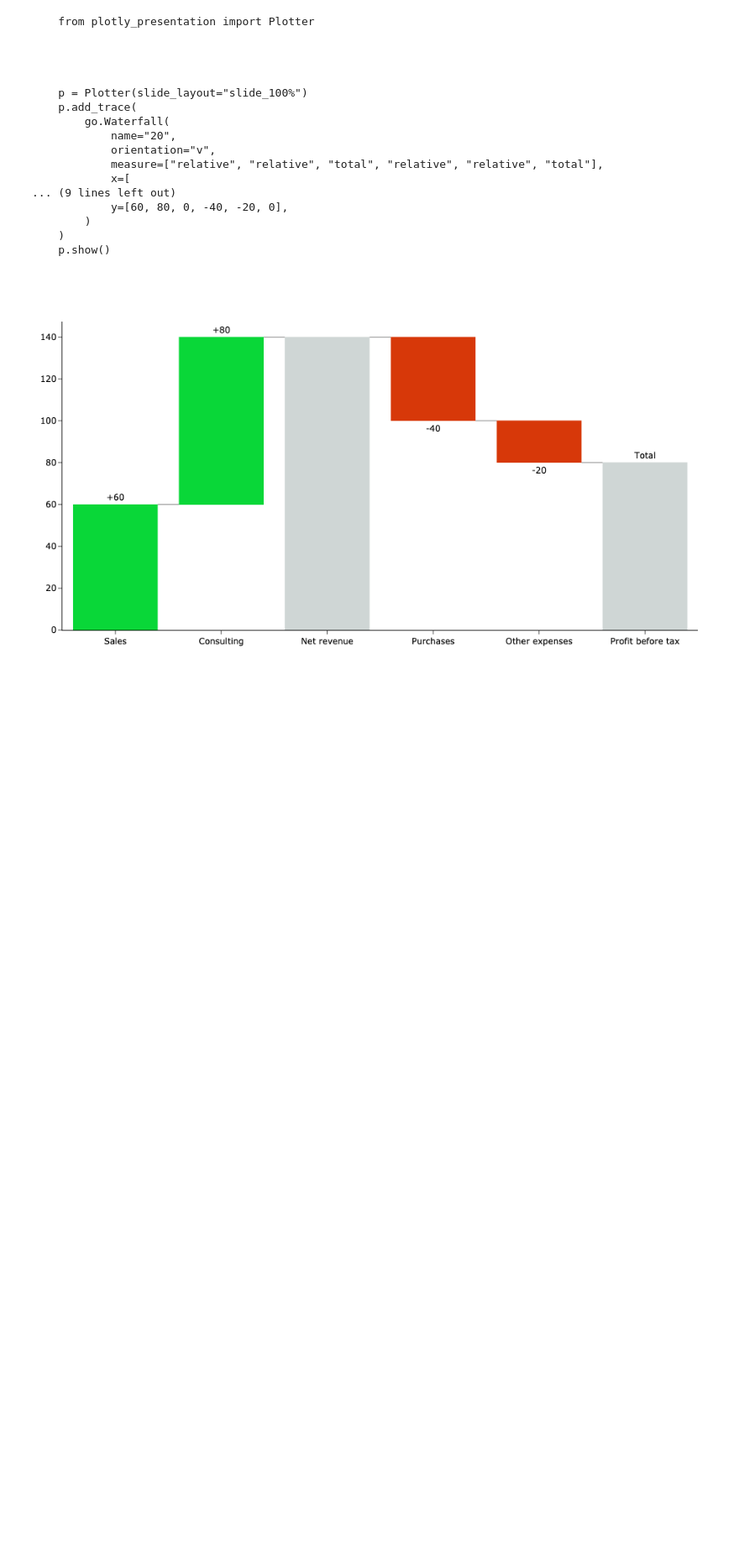
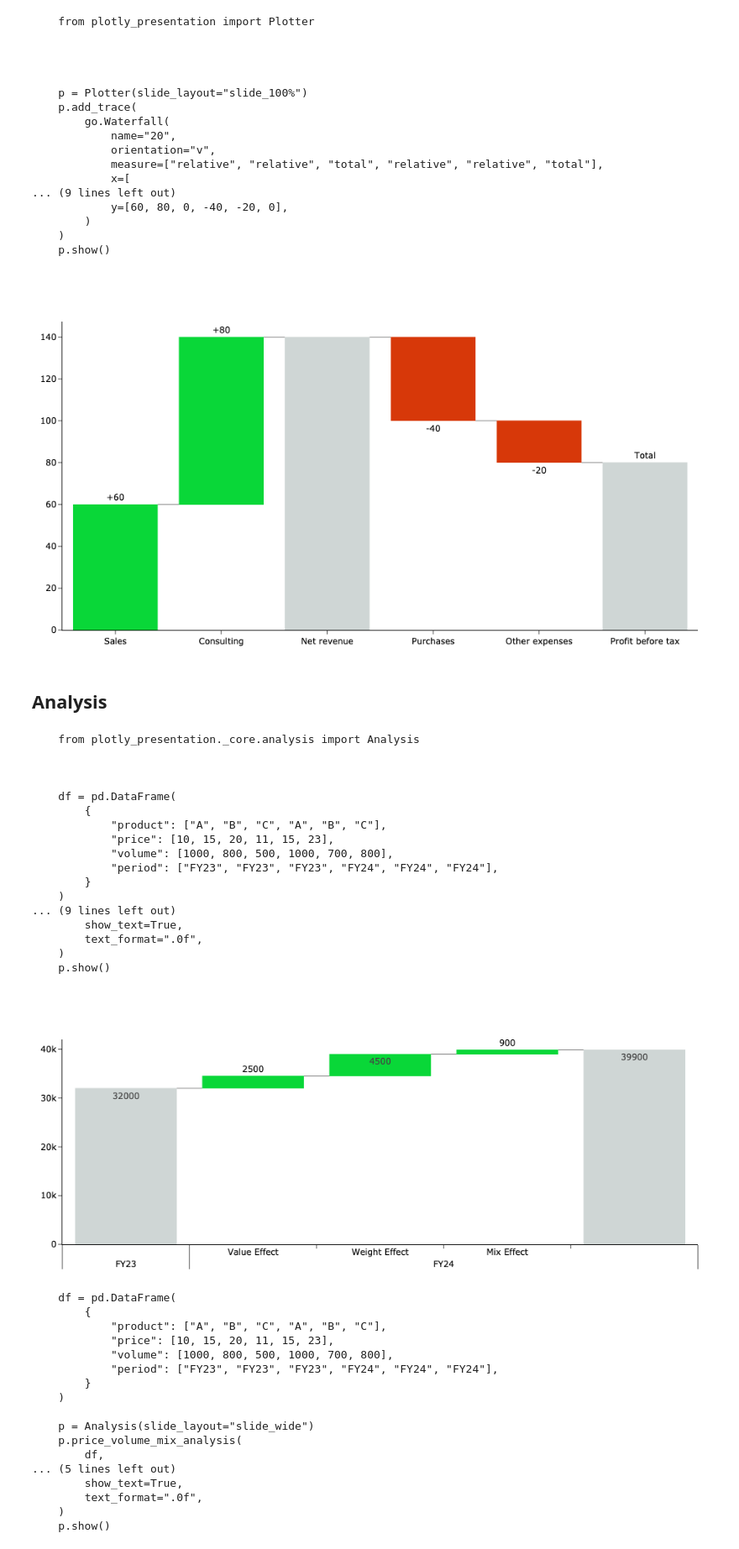
Before and after one commit to mathiasDK/plotly_presentation, a Jupyter notebook: examples/examples.ipynb, the cells around one changed output. Shown: that part at 84% size. Drawn from its saved outputs; the diff is of its cells as text; code cells hidden in the pictures; blank space fills up the shorter version.

Commit message:
Adding analysis module (#19)
Co-authored-by: Mathias Nørskov <mat@lunar.app>

```diff
--- a/examples/examples.ipynb
+++ b/examples/examples.ipynb
@@ -308,3 +308,43 @@ plotly_presentation.examples.plot_special_graphs()
     )
     p.show()
 [figure]
+# %% [markdown]
+## Analysis
+# %%
+plotly_presentation.examples.plot_analysis_graphs()
+# %% [output]
+    from plotly_presentation._core.analysis import Analysis
+
+
+
+    df = pd.DataFrame(
+        {
+            "product": ["A", "B", "C", "A", "B", "C"],
+            "price": [10, 15, 20, 11, 15, 23],
+            "volume": [1000, 800, 500, 1000, 700, 800],
+            "period": ["FY23", "FY23", "FY23", "FY24", "FY24", "FY24"],
+        }
+    )
+... (9 lines left out)
+        show_text=True,
+        text_format=".0f",
+    )
+    p.show()
+[figure, added]
+    df = pd.DataFrame(
+        {
+            "product": ["A", "B", "C", "A", "B", "C"],
+            "price": [10, 15, 20, 11, 15, 23],
+            "volume": [1000, 800, 500, 1000, 700, 800],
+            "period": ["FY23", "FY23", "FY23", "FY24", "FY24", "FY24"],
+        }
+    )
+
+    p = Analysis(slide_layout="slide_wide")
+    p.price_volume_mix_analysis(
+        df,
+... (5 lines left out)
+        show_text=True,
+        text_format=".0f",
+    )
+    p.show()
```
Also changed, not shown: parts of 1 cell of this notebook, 9 other files.
